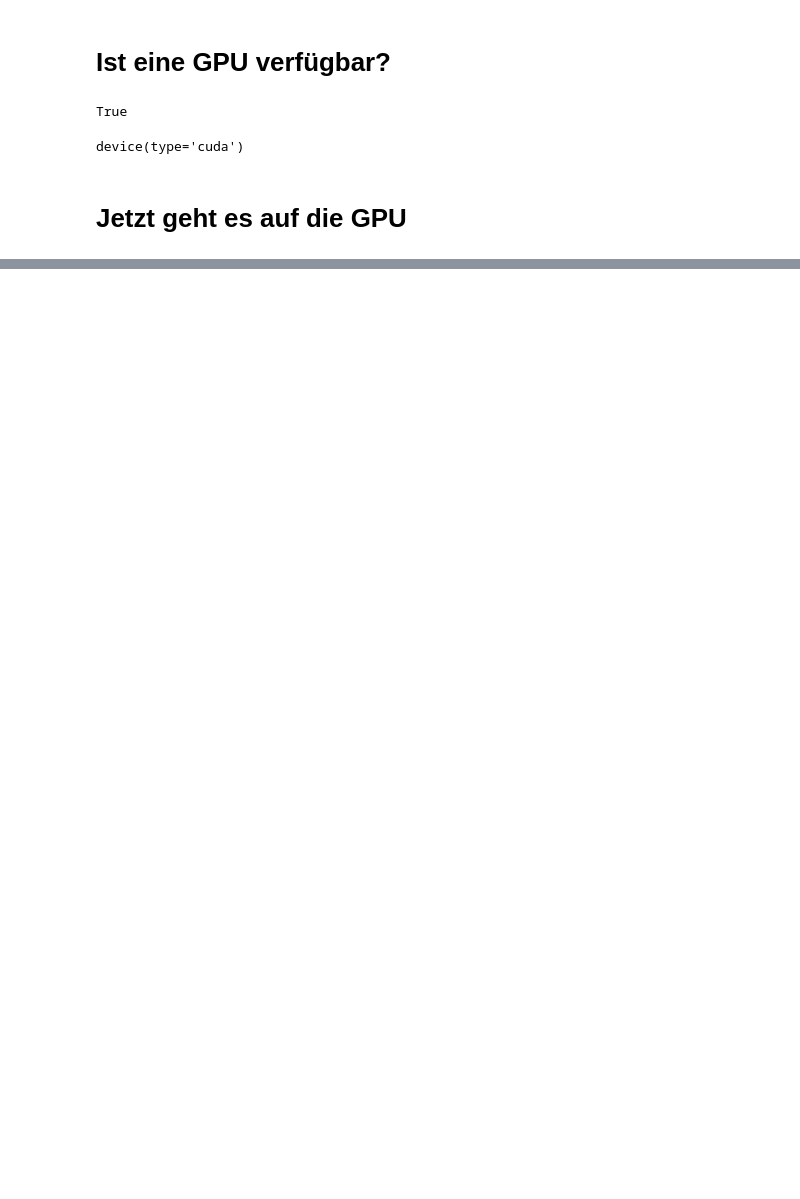
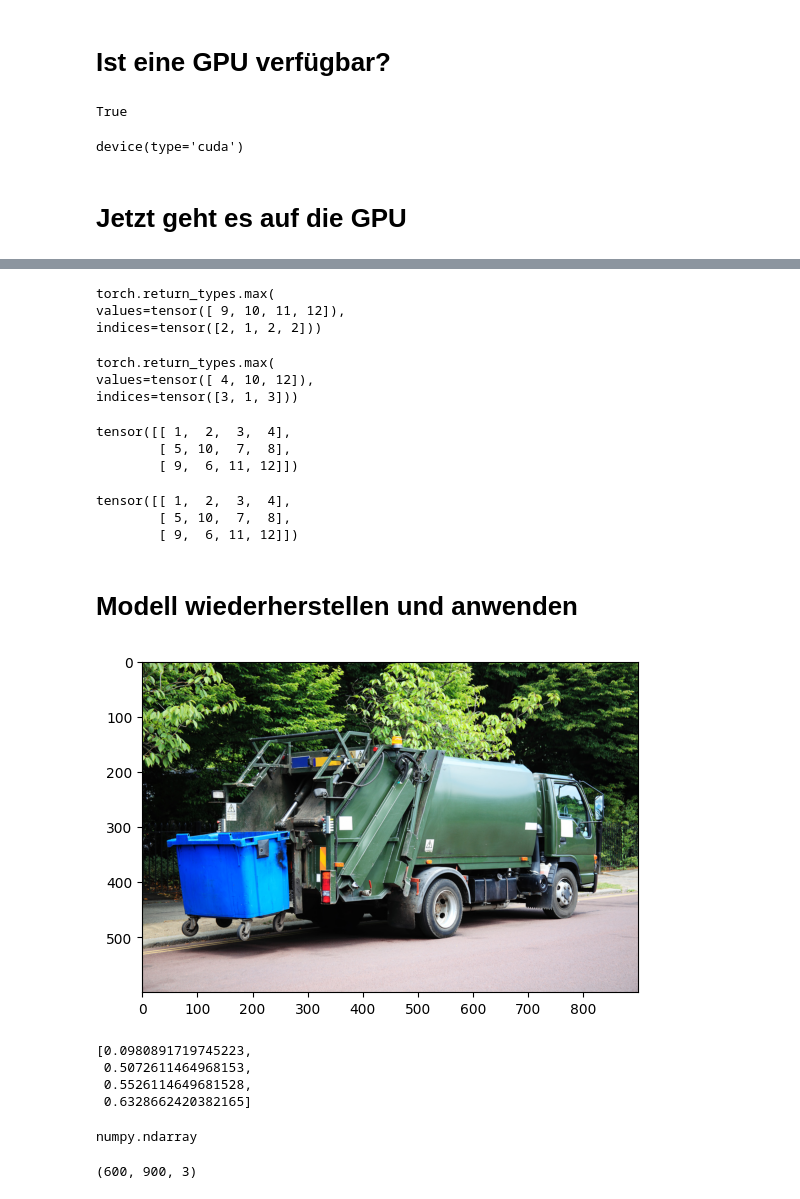
Before and after one commit to juebrauer/ws23_deeplearning4computervision, a Jupyter notebook: 1-2_cnn_trainieren_und_testen.ipynb, the cells around one changed output, grey strips where cells are left out. Cells and saved outputs as stored; diff of their text form; code cells hidden in the pictures; blank space fills up the shorter version.

```diff
--- a/1-2_cnn_trainieren_und_testen.ipynb
+++ b/1-2_cnn_trainieren_und_testen.ipynb
@@ -406,0 +563,38 @@ Trainings-Epoche: 1/2
+# %%
+torch.max(t1,0)
+# %% [output]
+torch.return_types.max(
+values=tensor([ 9, 10, 11, 12]),
+indices=tensor([2, 1, 2, 2]))
+# %%
+torch.max(t1,1)
+# %% [output]
+torch.return_types.max(
+values=tensor([ 4, 10, 12]),
+indices=tensor([3, 1, 3]))
+# %%
+t1
+# %% [output]
+tensor([[ 1,  2,  3,  4],
+        [ 5, 10,  7,  8],
+        [ 9,  6, 11, 12]])
+# %%
+t1.data
+# %% [output]
+tensor([[ 1,  2,  3,  4],
+        [ 5, 10,  7,  8],
+        [ 9,  6, 11, 12]])
+# %% [markdown]
+# Modell wiederherstellen und anwenden
+# %%
+import cv2
+folder = "/home/juebrauer/link_to_vcd/07_datasets/35_test_images_for_imagenette_models/"
+fname = "garbagetruck01.jpg"
+img = cv2.imread(folder + fname)
+img = cv2.cvtColor(img, cv2.COLOR_BGR2RGB)
+
+import matplotlib.pyplot as plt
+plt.imshow(img)
+plt.show()
+# %% [output]
+[figure, added]
@@ -406,0 +607,7 @@ Trainings-Epoche: 1/2
+# %%
+test_accs
+# %% [output]
+[0.0980891719745223,
+ 0.5072611464968153,
+ 0.5526114649681528,
+ 0.6328662420382165]
@@ -406,0 +635,8 @@ Trainings-Epoche: 1/2
+# %%
+type(img)
+# %% [output]
+numpy.ndarray
+# %%
+img.shape
+# %% [output]
+(600, 900, 3)
```
Also changed, not shown: parts of 29 cells of this notebook, 1 other file.
